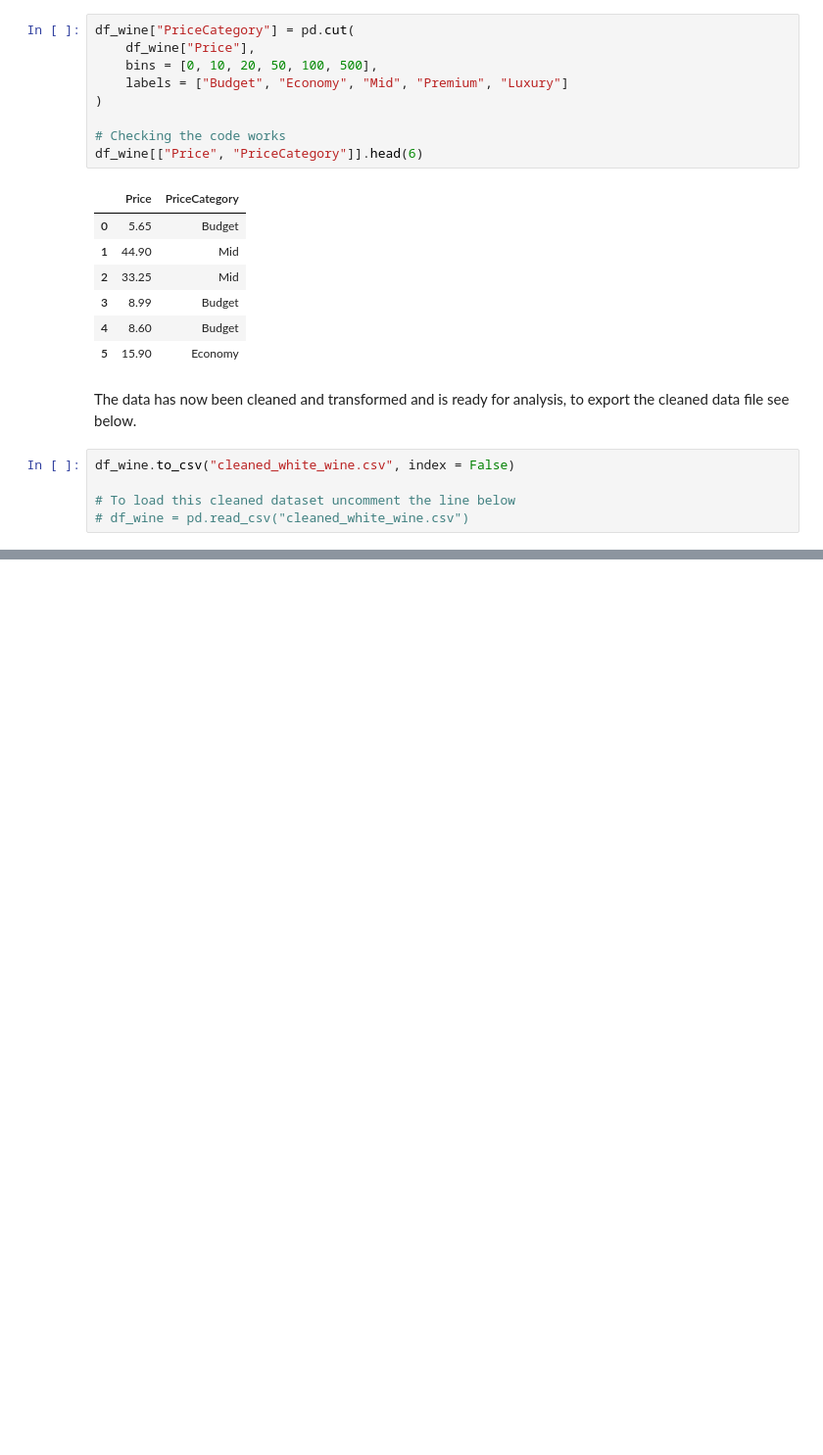
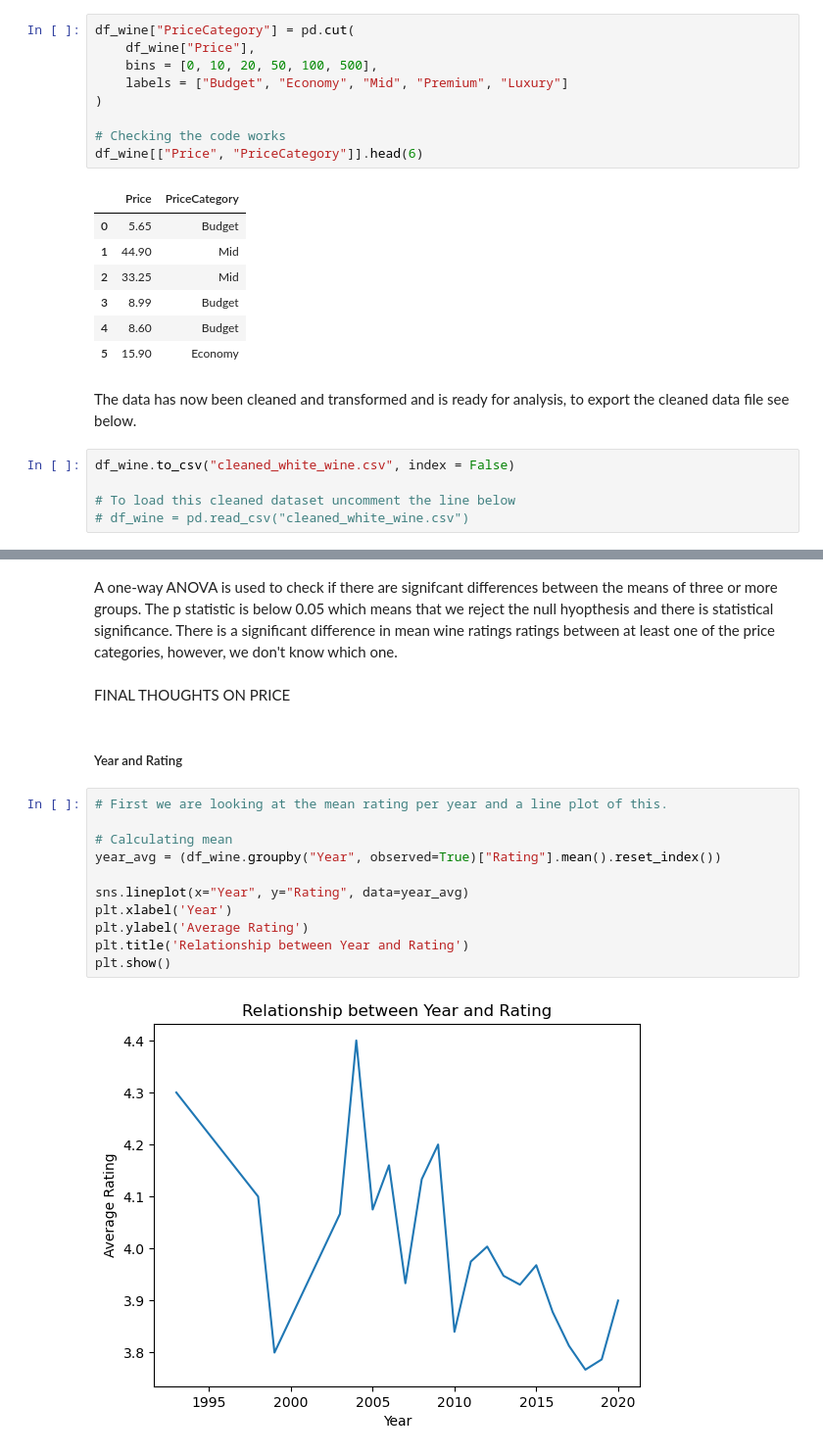
Before and after one commit to maisyoneill/Pythonrepo, a Jupyter notebook: project/Project.ipynb, the cells around one changed output, grey strips where cells are left out. Shown at 98% size. Saved outputs shown, nothing was run; the diff lists cells and outputs as text; blank space fills up the shorter version.

```diff
--- a/project/Project.ipynb
+++ b/project/Project.ipynb
@@ -163,0 +233,19 @@ df_wine.to_csv("cleaned_white_wine.csv", index = False)
+# %% [markdown]
+A one-way ANOVA is used to check if there are signifcant differences between the means of three or more groups. The p statistic is below 0.05 which means that we reject the null hyopthesis and there is statistical significance. There is a significant difference in mean wine ratings ratings between at least one of the price categories, however, we don't know which one.
+# %% [markdown]
+FINAL THOUGHTS ON PRICE
+# %% [markdown]
+##### Year and Rating
+# %%
+# First we are looking at the mean rating per year and a line plot of this.
+
+# Calculating mean
+year_avg = (df_wine.groupby("Year", observed=True)["Rating"].mean().reset_index())
+
+sns.lineplot(x="Year", y="Rating", data=year_avg)
+plt.xlabel('Year')
+plt.ylabel('Average Rating')
+plt.title('Relationship between Year and Rating')
+plt.show()
+# %% [output]
+[figure, added]
```
Also changed, not shown: parts of 15 cells of this notebook.
